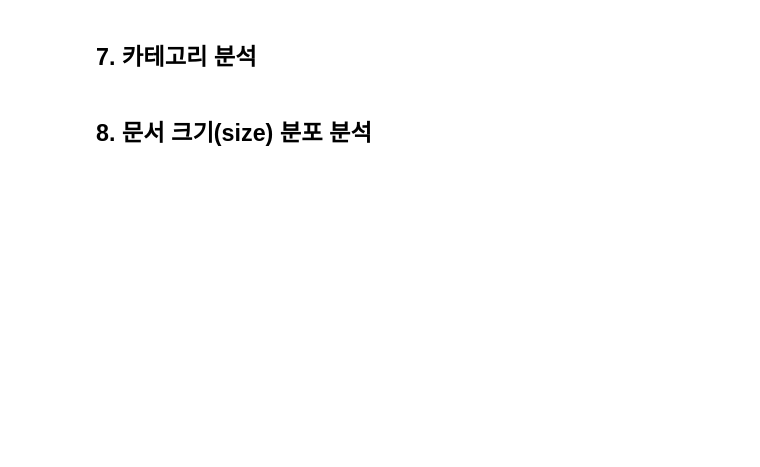
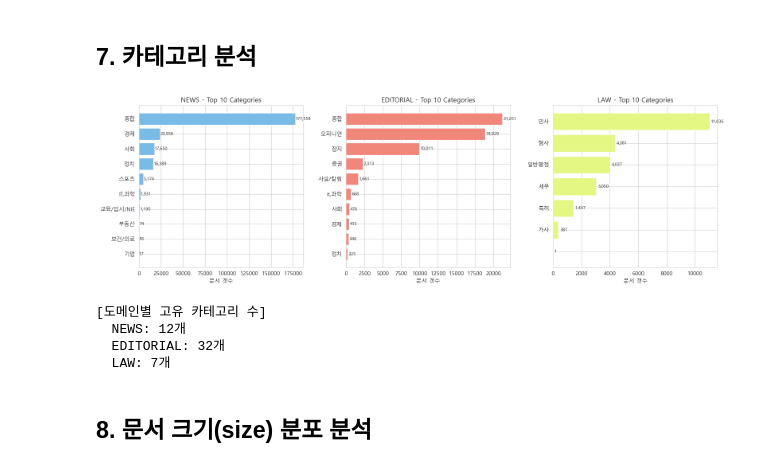
Before and after one commit to JJang-404/study, a Jupyter notebook: mission/mission12.ipynb, the cells around one changed output. Drawn from its saved outputs; the diff is of its cells as text; code cells hidden in the pictures; blank space fills up the shorter version.

```diff
--- a/mission/mission12.ipynb
+++ b/mission/mission12.ipynb
@@ -692,2 +712,46 @@ for domain in ['news', 'editorial', 'law']:
+# %%
+# 도메인별 카테고리 분포 분석
+fig, axes = plt.subplots(1,3, figsize=(16,5))
+colors = ["#78bbe7", "#f1867a", "#e5f783"]
+
+
+for idx, domain in enumerate(all_data['train'].keys()):
+    docs = all_data['train'][domain]['documents']
+    categories = [doc.get('category', 'Unknown') for doc in docs]
+    category_counts = pd.Series(categories).value_counts().head(10)
+
+    # 카테고리가 없는 경우 대비
+    if not category_counts.empty:
+        bars = axes[idx].barh(category_counts.index, category_counts.values, color=colors[idx])
+        axes[idx].set_xlabel('문서 갯수')
+        axes[idx].set_title(f'{domain.upper()} - Top 10 Categories')
+        axes[idx].invert_yaxis()
+
+        # 숫자 표시
+        for bar, count in zip(bars, category_counts.values):
+            axes[idx].text(bar.get_width() + 100 , bar.get_y() + bar.get_height()/2, f'{count:,}', va='center', fontsize=8)
+
+
+    else:
+        axes[idx].set_title(f'{domain.upper()} - 카테고리 찾지 못하였습니다.')
+        axes[idx].set_xticks([])
+        axes[idx].set_yticks([])
+
+plt.tight_layout()
+plt.show()
+# %% [output]
+[figure, added]
+# %%
+# 각 도메인별 카테고리 수
+print("\n[도메인별 고유 카테고리 수]")
+for domain in all_data['train'].keys():
+    docs = all_data['train'][domain]['documents']
+    categories = set(doc.get('category', 'Unknown') for doc in docs)
+    print(f"  {domain.upper()}: {len(categories)}개")
+# %% [output]
+[도메인별 고유 카테고리 수]
+  NEWS: 12개
+  EDITORIAL: 32개
+  LAW: 7개
 # %% [markdown]
 ## 8. 문서 크기(size) 분포 분석
```
Also changed, not shown: parts of 92 cells of this notebook.
